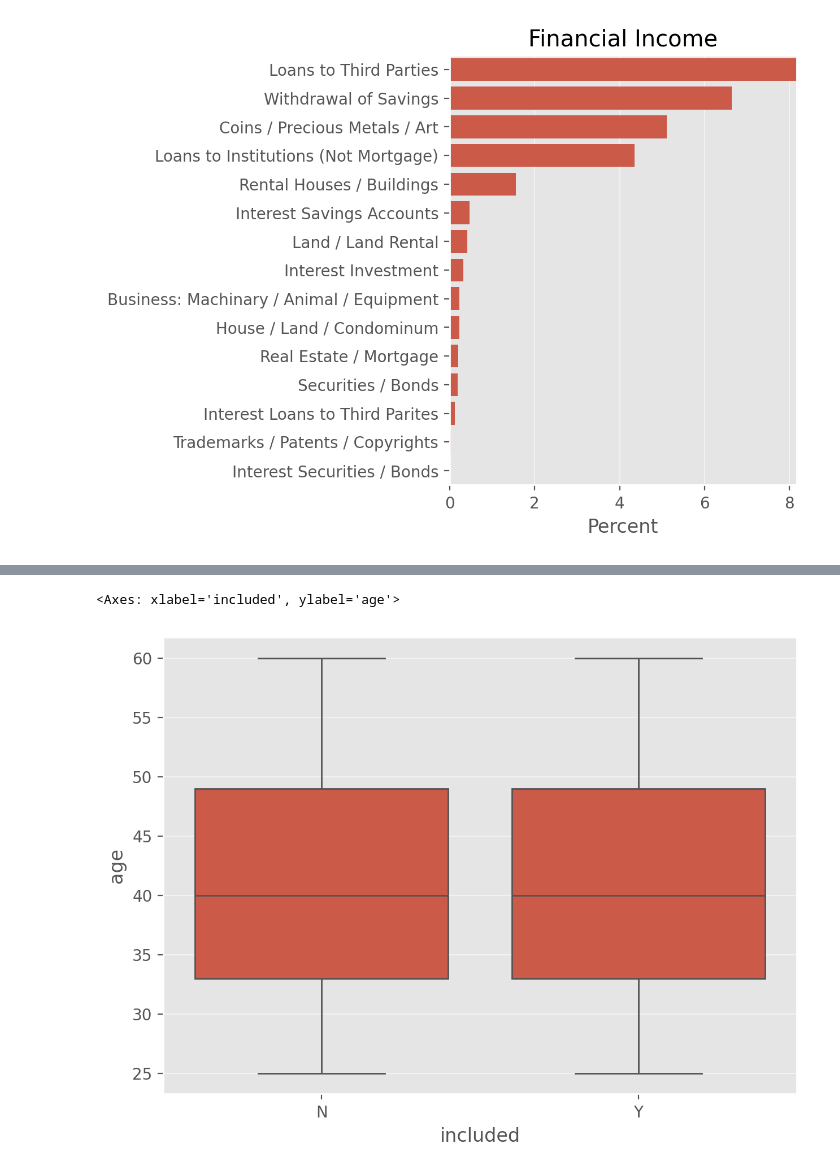
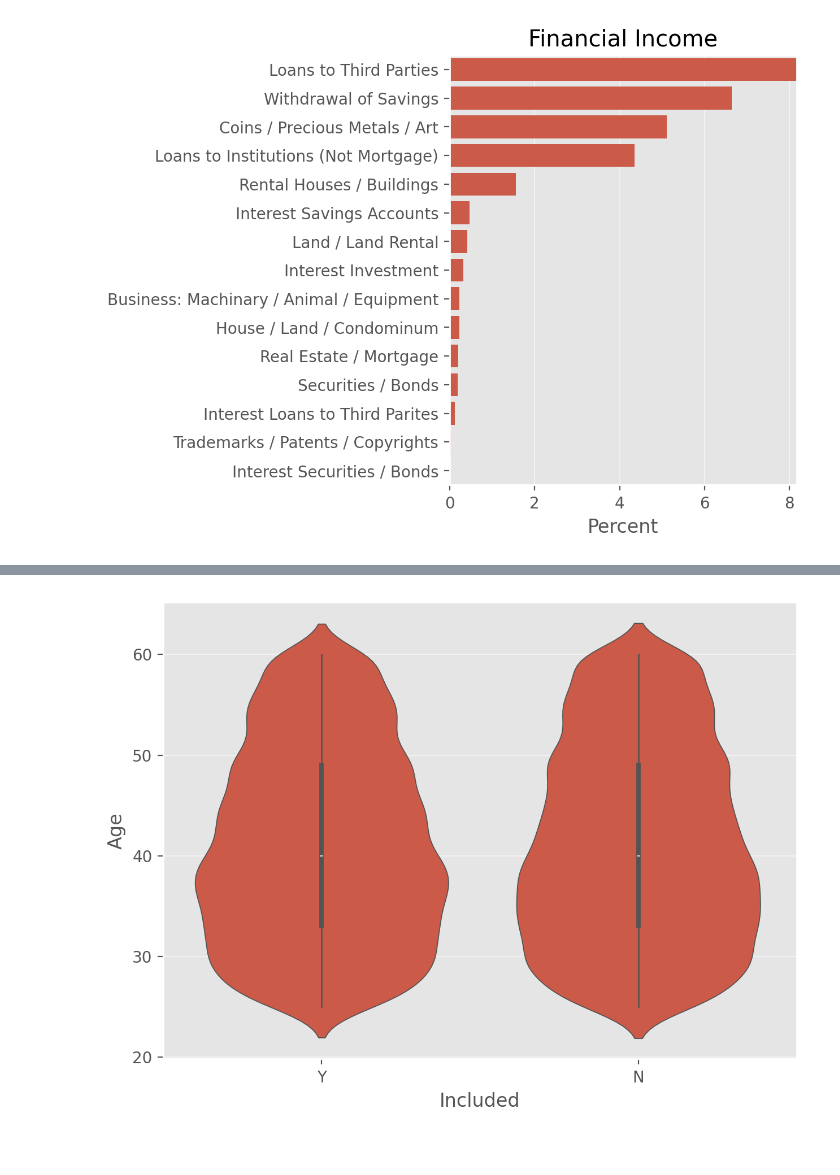
Before and after one commit to mjv2146/household-consumption, a Jupyter notebook: notebooks/03_financial_markets.ipynb, the cells around one changed output, grey strips where cells are left out. Cells and saved outputs as stored; diff of their text form; code cells hidden in the pictures.

```diff
--- a/notebooks/03_financial_markets.ipynb
+++ b/notebooks/03_financial_markets.ipynb
@@ -207,6 +246,7 @@ plt.xlabel('Percent');
 df['included'] = df['has_expense_any'] | df['has_income_any']
 # %%
 df['included'] = df['included'].replace({0:'N', 1:'Y'})
+df['included'] = pd.Categorical(df['included']).reorder_categories(['Y', 'N'])
 # %%
 included_by_decile = (100*pd.crosstab(df.decile, df.included, df.weight, aggfunc='sum', normalize='index')).reset_index()
 included_by_decile = included_by_decile.melt(id_vars='decile', var_name='Included', value_name='Percent')
@@ -290,7 +348,7 @@ sns.countplot(df, y= 'location', hue='included', orient='h')
 # %%
-sns.boxplot(
-    df, x='included', y='age'
-)
+sns.violinplot(df,
+               x='included', y='age')
+plt.xlabel('Included')
+plt.ylabel('Age');
 # %% [output]
-<Axes: xlabel='included', ylabel='age'>
-[figure, old version]
+[figure, new version]
```
Also changed, not shown: parts of 37 cells of this notebook, 2 other files.
